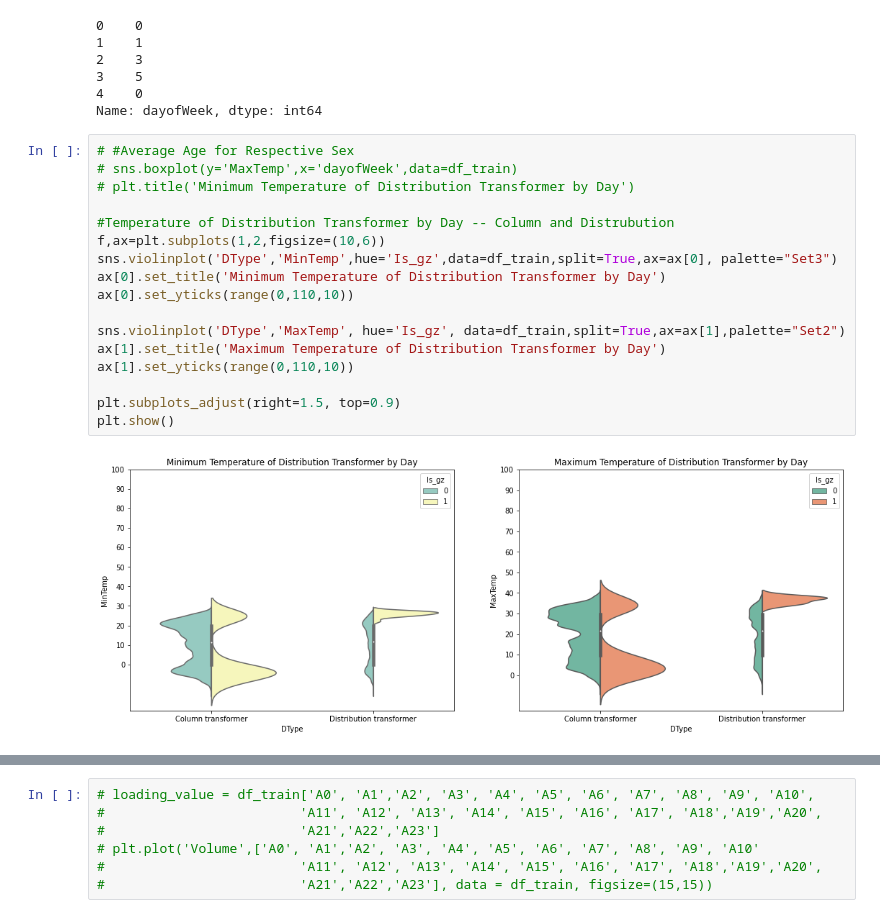
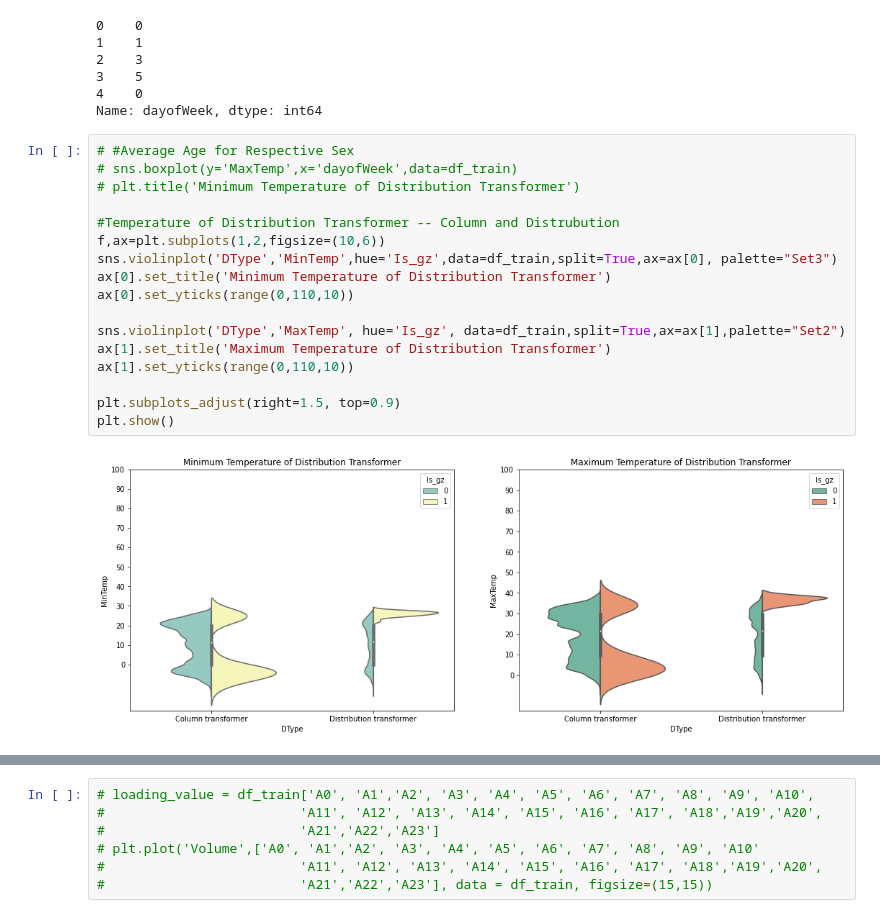
Before and after one commit to choowengyan/CAIIC, a Jupyter notebook: Prediction-Julian.ipynb, the cells around one changed output, grey strips where cells are left out. Cells and saved outputs as stored; diff of their text form.

```diff
--- a/Prediction-Julian.ipynb
+++ b/Prediction-Julian.ipynb
@@ -200,20 +200,20 @@ Name: dayofWeek, dtype: int64
 # %%
 # #Average Age for Respective Sex
 # sns.boxplot(y='MaxTemp',x='dayofWeek',data=df_train)
-# plt.title('Minimum Temperature of Distribution Transformer by Day')
+# plt.title('Minimum Temperature of Distribution Transformer')
 
-#Temperature of Distribution Transformer by Day -- Column and Distrubution
+#Temperature of Distribution Transformer -- Column and Distrubution
 f,ax=plt.subplots(1,2,figsize=(10,6))
 sns.violinplot('DType','MinTemp',hue='Is_gz',data=df_train,split=True,ax=ax[0], palette="Set3")
-ax[0].set_title('Minimum Temperature of Distribution Transformer by Day')
+ax[0].set_title('Minimum Temperature of Distribution Transformer')
 ax[0].set_yticks(range(0,110,10))
 
 sns.violinplot('DType','MaxTemp', hue='Is_gz', data=df_train,split=True,ax=ax[1],palette="Set2")
-ax[1].set_title('Maximum Temperature of Distribution Transformer by Day')
+ax[1].set_title('Maximum Temperature of Distribution Transformer')
 ax[1].set_yticks(range(0,110,10))
 
 plt.subplots_adjust(right=1.5, top=0.9)
 plt.show()
 # %% [output]
-[figure, old version]
+[figure, new version]
 # %%
```
Also changed, not shown: parts of 28 cells of this notebook.
